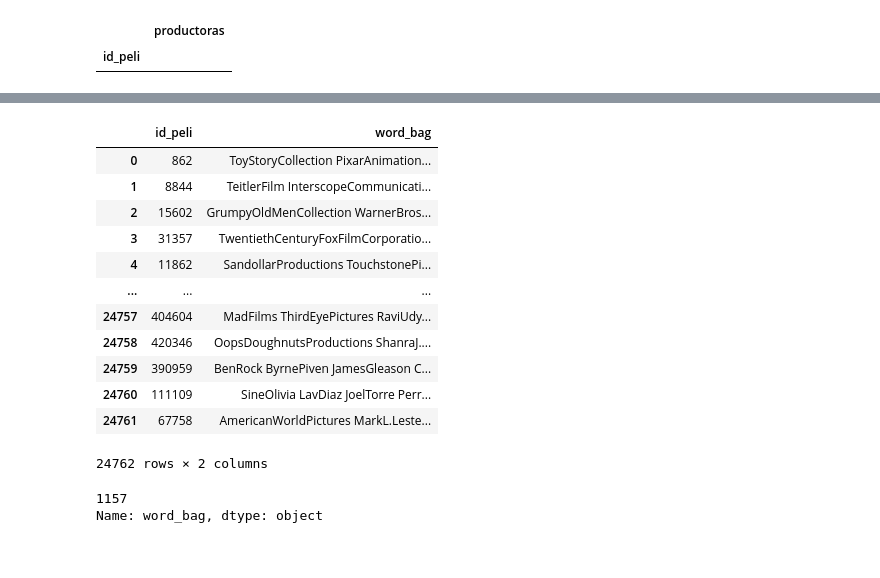
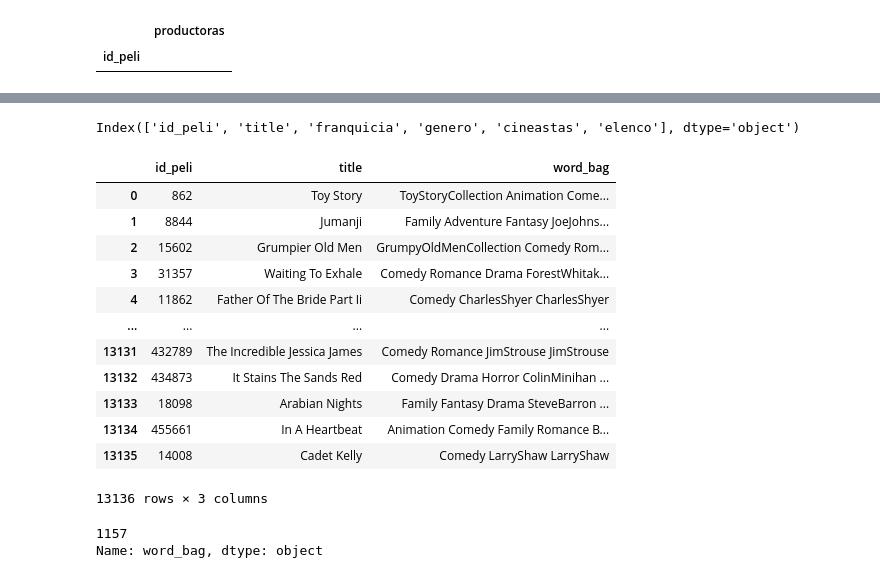
Before and after one commit to Tinmarian/PI1_MLOps_HENRY, a Jupyter notebook: Data_Cleansing.ipynb, the cells around one changed output, grey strips where cells are left out. Saved outputs shown, nothing was run; the diff lists cells and outputs as text; code cells hidden in the pictures.

```diff
--- a/Data_Cleansing.ipynb
+++ b/Data_Cleansing.ipynb
@@ -542,8 +537,9 @@ lista = list(df[['title','vote_count','popularity','release_year']].sort_values(
 df = df.drop(lista)
 lista = list(df[['title','vote_count','popularity','release_year']][df.release_year < 1990].sort_values(by=['release_year']).index)
 df = df.drop(lista)
-df = df[['id_peli',	'title', 'original_language', 'release_year', 'franquicia']]
-df = df.reset_index(drop=True)
+lista = list(df[['id_peli','title','vote_count', 'vote_average','popularity','release_year']].sort_values(by=['vote_count','popularity','release_year'])[df.vote_count >= 15].id_peli)
+df = df[df.id_peli.apply(lambda x: x in lista)].reset_index(drop=True)
+df = df[['id_peli',	'title', 'franquicia']]
 
 genero = pd.read_csv('clean_data/generos.csv')
 id_genero = pd.read_csv('clean_data/gen_movies.csv')
@@ -561,13 +573,4 @@ director = id_director.merge(director).drop('id_dir',axis=1)
 # %%
-prod_list = []
-for x in productora.id_peli.unique():
-    lista_1 = [x]
-    lista_1.extend(
-        productora[productora.id_peli == x].loc[i].productora.replace(' ', '')
-        for i in productora[productora.id_peli == x].index
-    )
-    prod_list.append(lista_1)
-
 act_list = []
 for x in actor.id_peli.unique():
     lista_1 = [x]
@@ -598,10 +601,6 @@ for x in genero.id_peli.unique():
 
 
 lista = ['id_peli']
-lista.extend(f'prod_{i}' for i in range(20))
-prod_df = pd.DataFrame(prod_list,columns=lista).set_index('id_peli')
-
-lista = ['id_peli']
 lista.extend(f'dir_{i}' for i in range(41))
 dir_df = pd.DataFrame(dir_list,columns=lista).set_index('id_peli')
 
@@ -614,7 +613,6 @@ lista.extend(f'act_{i}' for i in range(306))
 act_df = pd.DataFrame(act_list,columns=lista).set_index('id_peli')
 
 act_df = act_df.iloc[:,:50]
-dir_df = dir_df.iloc[:,:20]
 # %%
 prod_df[prod_df.productoras == '%Pixar%']
 # %% [output]
@@ -704,26 +719,31 @@ See the caveats in the documentation: https://pandas.pydata.org/pandas-docs/stab
+# %%
+x
+# %% [output]
+Index(['id_peli', 'title', 'franquicia', 'genero', 'cineastas', 'elenco'], dtype='object')
 # %%
-df = df.merge(prod_df.reset_index(),how='left').merge(dir_df.reset_index(),how='left').merge(act_df.reset_index(),how='left')
-df['word_bag'] = df[df.columns[4]].astype(str).apply(lambda x: x.replace(' ','')) + ' ' + df[df.columns[5]].astype(str) + ' ' + df[df.columns[6]].astype(str) + ' ' + df[df.columns[7]].astype(str)
+df = df.merge(gen_df.reset_index(),how='left').merge(dir_df.reset_index(),how='left').merge(act_df.reset_index(),how='left')
+x = df.columns
+df['word_bag'] = df[df.columns[2]].astype(str).apply(lambda x: x.replace(' ','')) + ' ' + df[df.columns[3]].astype(str) + ' ' + df[df.columns[4]].astype(str) + ' ' + df[df.columns[4]].astype(str)
 df['word_bag'] = df.word_bag.astype(str)
 df['word_bag'] = df.word_bag.apply(lambda x: x.replace('nan',''))
 for i in df.columns:
-    if i not in ['word_bag','id_peli']:
+    if i not in ['word_bag','id_peli','title']:
         df.drop(i,axis=1,inplace=True)
 df
 # %% [output]
-|  | id_peli | word_bag |
-| 0 | 862 | ToyStoryCollection PixarAnimation... |
-| 1 | 8844 | TeitlerFilm InterscopeCommunicati... |
-| 2 | 15602 | GrumpyOldMenCollection WarnerBros... |
-| 3 | 31357 | TwentiethCenturyFoxFilmCorporatio... |
-| 4 | 11862 | SandollarProductions TouchstonePi... |
-| ... | ... | ... |
-| 24757 | 404604 | MadFilms ThirdEyePictures RaviUdy... |
-| 24758 | 420346 | OopsDoughnutsProductions ShanraJ.... |
-| 24759 | 390959 | BenRock ByrnePiven JamesGleason C... |
-| 24760 | 111109 | SineOlivia LavDiaz JoelTorre Perr... |
-| 24761 | 67758 | AmericanWorldPictures MarkL.Leste... |
+|  | id_peli | title | word_bag |
+| 0 | 862 | Toy Story | ToyStoryCollection Animation Come... |
+| 1 | 8844 | Jumanji | Family Adventure Fantasy JoeJohns... |
+| 2 | 15602 | Grumpier Old Men | GrumpyOldMenCollection Comedy Rom... |
+| 3 | 31357 | Waiting To Exhale | Comedy Romance Drama ForestWhitak... |
+| 4 | 11862 | Father Of The Bride Part Ii | Comedy CharlesShyer CharlesShyer |
+| ... | ... | ... | ... |
+| 13131 | 432789 | The Incredible Jessica James | Comedy Romance JimStrouse JimStrouse |
+| 13132 | 434873 | It Stains The Sands Red | Comedy Drama Horror ColinMinihan ... |
+| 13133 | 18098 | Arabian Nights | Family Fantasy Drama SteveBarron ... |
+| 13134 | 455661 | In A Heartbeat | Animation Comedy Family Romance B... |
+| 13135 | 14008 | Cadet Kelly | Comedy LarryShaw LarryShaw |
-24762 rows × 2 columns
+13136 rows × 3 columns
 # %%
 df[1157:1158].word_bag
 # %% [output]
```
Also changed, not shown: parts of 8 cells of this notebook, 2 other files.
